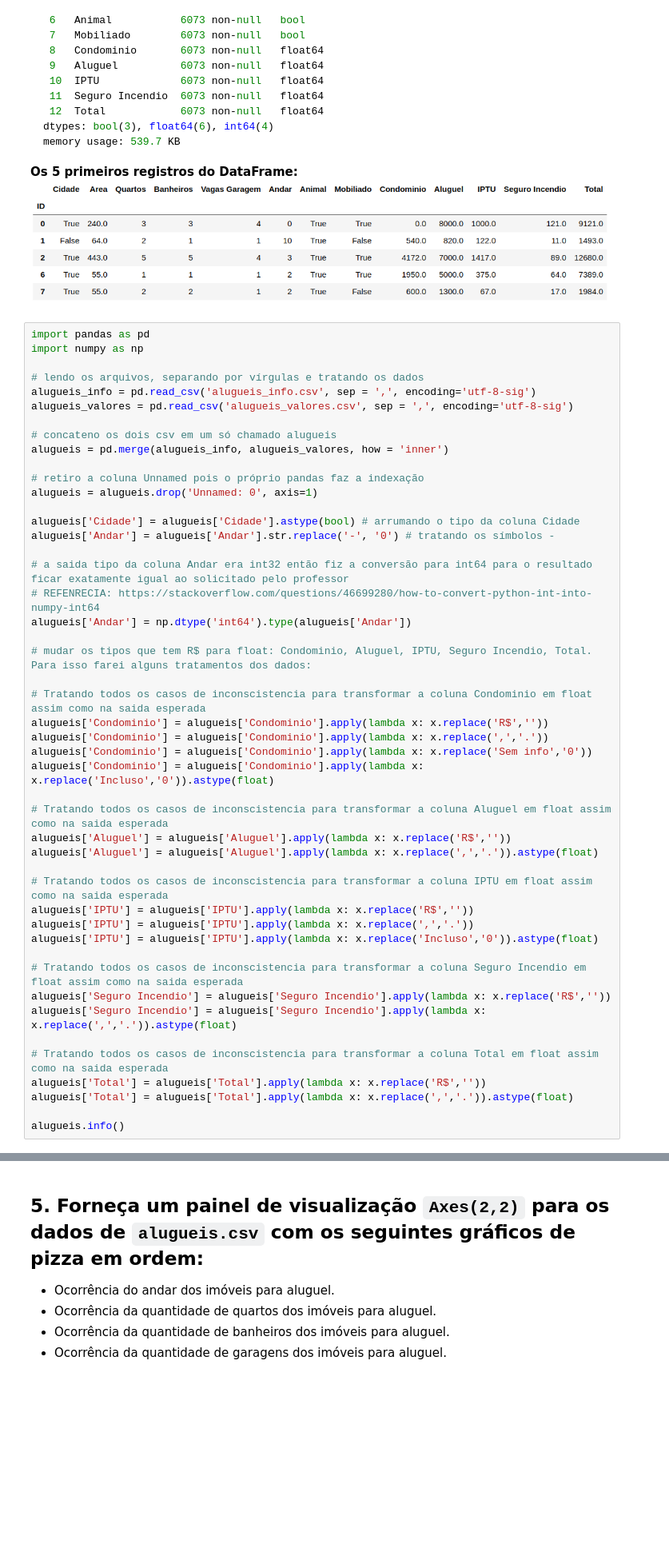
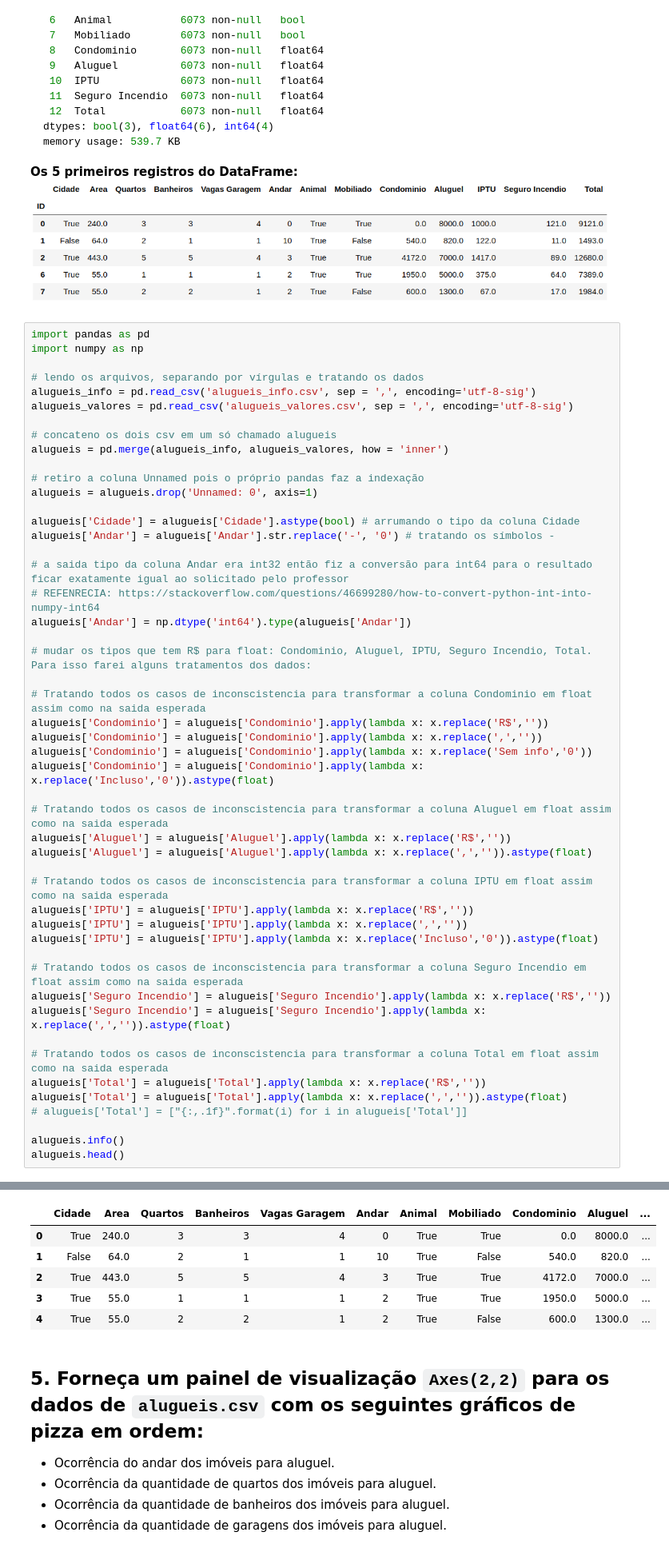
Before and after one commit to andressadarosa/TI2POD, a Jupyter notebook: TI2CORRETO.ipynb, the cells around one changed output, grey strips where cells are left out. Shown at 80% size. Saved outputs shown, nothing was run; the diff lists cells and outputs as text; blank space fills up the shorter version.

```diff
--- a/TI2CORRETO.ipynb
+++ b/TI2CORRETO.ipynb
@@ -228,49 +228,57 @@ alugueis['Andar'] = np.dtype('int64').type(alugueis['Andar'])
 
 # Tratando todos os casos de inconscistencia para transformar a coluna Condominio em float assim como na saida esperada
 alugueis['Condominio'] = alugueis['Condominio'].apply(lambda x: x.replace('R$',''))
-alugueis['Condominio'] = alugueis['Condominio'].apply(lambda x: x.replace(',','.'))
+alugueis['Condominio'] = alugueis['Condominio'].apply(lambda x: x.replace(',',''))
 alugueis['Condominio'] = alugueis['Condominio'].apply(lambda x: x.replace('Sem info','0'))
 alugueis['Condominio'] = alugueis['Condominio'].apply(lambda x: x.replace('Incluso','0')).astype(float)
 
 # Tratando todos os casos de inconscistencia para transformar a coluna Aluguel em float assim como na saida esperada
 alugueis['Aluguel'] = alugueis['Aluguel'].apply(lambda x: x.replace('R$',''))
-alugueis['Aluguel'] = alugueis['Aluguel'].apply(lambda x: x.replace(',','.')).astype(float)
+alugueis['Aluguel'] = alugueis['Aluguel'].apply(lambda x: x.replace(',','')).astype(float)
 
 # Tratando todos os casos de inconscistencia para transformar a coluna IPTU em float assim como na saida esperada
 alugueis['IPTU'] = alugueis['IPTU'].apply(lambda x: x.replace('R$',''))
-alugueis['IPTU'] = alugueis['IPTU'].apply(lambda x: x.replace(',','.'))
+alugueis['IPTU'] = alugueis['IPTU'].apply(lambda x: x.replace(',',''))
 alugueis['IPTU'] = alugueis['IPTU'].apply(lambda x: x.replace('Incluso','0')).astype(float)
 
 # Tratando todos os casos de inconscistencia para transformar a coluna Seguro Incendio em float assim como na saida esperada
 alugueis['Seguro Incendio'] = alugueis['Seguro Incendio'].apply(lambda x: x.replace('R$',''))
-alugueis['Seguro Incendio'] = alugueis['Seguro Incendio'].apply(lambda x: x.replace(',','.')).astype(float)
+alugueis['Seguro Incendio'] = alugueis['Seguro Incendio'].apply(lambda x: x.replace(',','')).astype(float)
 
 # Tratando todos os casos de inconscistencia para transformar a coluna Total em float assim como na saida esperada
 alugueis['Total'] = alugueis['Total'].apply(lambda x: x.replace('R$',''))
-alugueis['Total'] = alugueis['Total'].apply(lambda x: x.replace(',','.')).astype(float)
+alugueis['Total'] = alugueis['Total'].apply(lambda x: x.replace(',','')).astype(float)
+# alugueis['Total'] = ["{:,.1f}".format(i) for i in alugueis['Total']]
 
 alugueis.info()
+alugueis.head()
 # %% [output]
 <class 'pandas.core.frame.DataFrame'>
 Int64Index: 6073 entries, 0 to 6072
 Data columns (total 13 columns):
  #   Column           Non-Null Count  Dtype
 ---  ------           --------------  -----
  0   Cidade           6073 non-null   bool
  1   Area             6073 non-null   float64
  2   Quartos          6073 non-null   int64
  3   Banheiros        6073 non-null   int64
  4   Vagas Garagem    6073 non-null   int64
  5   Andar            6073 non-null   int64
  6   Animal           6073 non-null   bool
  7   Mobiliado        6073 non-null   bool
  8   Condominio       6073 non-null   float64
  9   Aluguel          6073 non-null   float64
  10  IPTU             6073 non-null   float64
  11  Seguro Incendio  6073 non-null   float64
  12  Total            6073 non-null   float64
 dtypes: bool(3), float64(6), int64(4)
 memory usage: 539.7 KB
+|  | Cidade | Area | Quartos | Banheiros | Vagas Garagem | Andar | Animal | Mobiliado | Condominio | Aluguel | ... |
+| 0 | True | 240.0 | 3 | 3 | 4 | 0 | True | True | 0.0 | 8000.0 | ... |
+| 1 | False | 64.0 | 2 | 1 | 1 | 10 | True | False | 540.0 | 820.0 | ... |
+| 2 | True | 443.0 | 5 | 5 | 4 | 3 | True | True | 4172.0 | 7000.0 | ... |
+| 3 | True | 55.0 | 1 | 1 | 1 | 2 | True | True | 1950.0 | 5000.0 | ... |
+| 4 | True | 55.0 | 2 | 2 | 1 | 2 | True | False | 600.0 | 1300.0 | ... |
 # %% [markdown]
 ## 5.  Forneça um painel de visualização `Axes(2,2)` para os dados de `alugueis.csv` com os seguintes gráficos de pizza em ordem:
 
```
Also changed, not shown: parts of 2 cells of this notebook.
